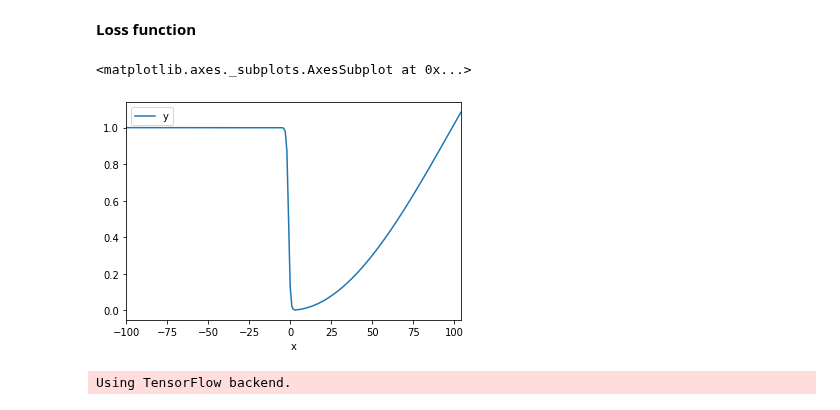
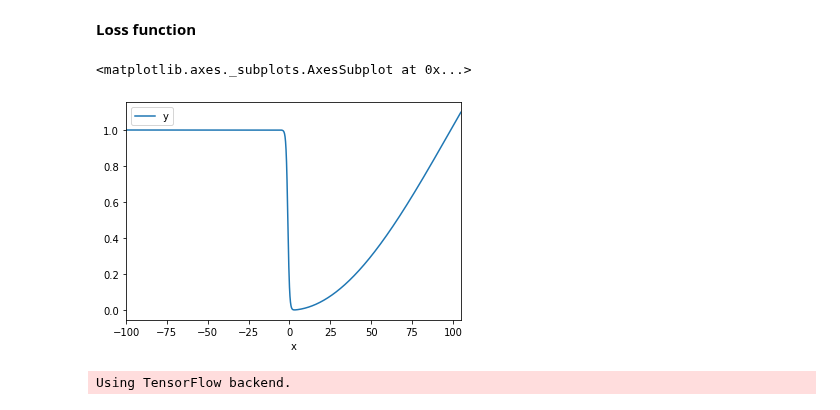
Before and after one commit to afranck64/ultimatum, a Jupyter notebook: notebooks/Model_DL.ipynb, the cells around one changed output. Cells and saved outputs as stored; diff of their text form; code cells hidden in the pictures.

```diff
--- a/notebooks/Model_DL.ipynb
+++ b/notebooks/Model_DL.ipynb
@@ -24,9 +24,9 @@ np.random.seed(7)
 
 # Read and sanitize the data
 # Read and sanitize the data
-df = pd.read_csv("../data/t00/data_t00.csv")
+df = pd.read_csv("../data/t00/export/result__t00_prop.csv")
 df_full = df.copy()
-drop_cols = ["worker_id", "resp_worker_id", "prop_worker_id", "updated", "status", "job_id", "status", "timestamp", "rowid", "offer_dss", "offer", "offer_final"]
+drop_cols = ["worker_id", "resp_worker_id", "prop_worker_id", "updated", "status", "job_id", "status", "timestamp", "rowid", "offer_dss", "offer", "offer_final", "completion_code", "prop_time_spent"]
 df = df[[col for col in df.columns if col not in drop_cols]]
 df = df.dropna()
 
@@ -51,14 +51,14 @@ def loss(x):
 def gain(x):
     return 1 - loss(x)
 # %%
-x = np.arange(-100, 105, 1)
+x = np.arange(-100, 105, 0.1)
 y = loss(x)
 
 out_df = pd.DataFrame({'x':x, 'y':y})
 out_df.plot.line(x='x', y='y')
 # %% [output]
 <matplotlib.axes._subplots.AxesSubplot at 0x...>
-[figure, old version]
+[figure, new version]
 # %%
 from core.utils.data_augmentation import DACombine
 # %%
```
Also changed, not shown: parts of 11 cells of this notebook, 9 other files.
